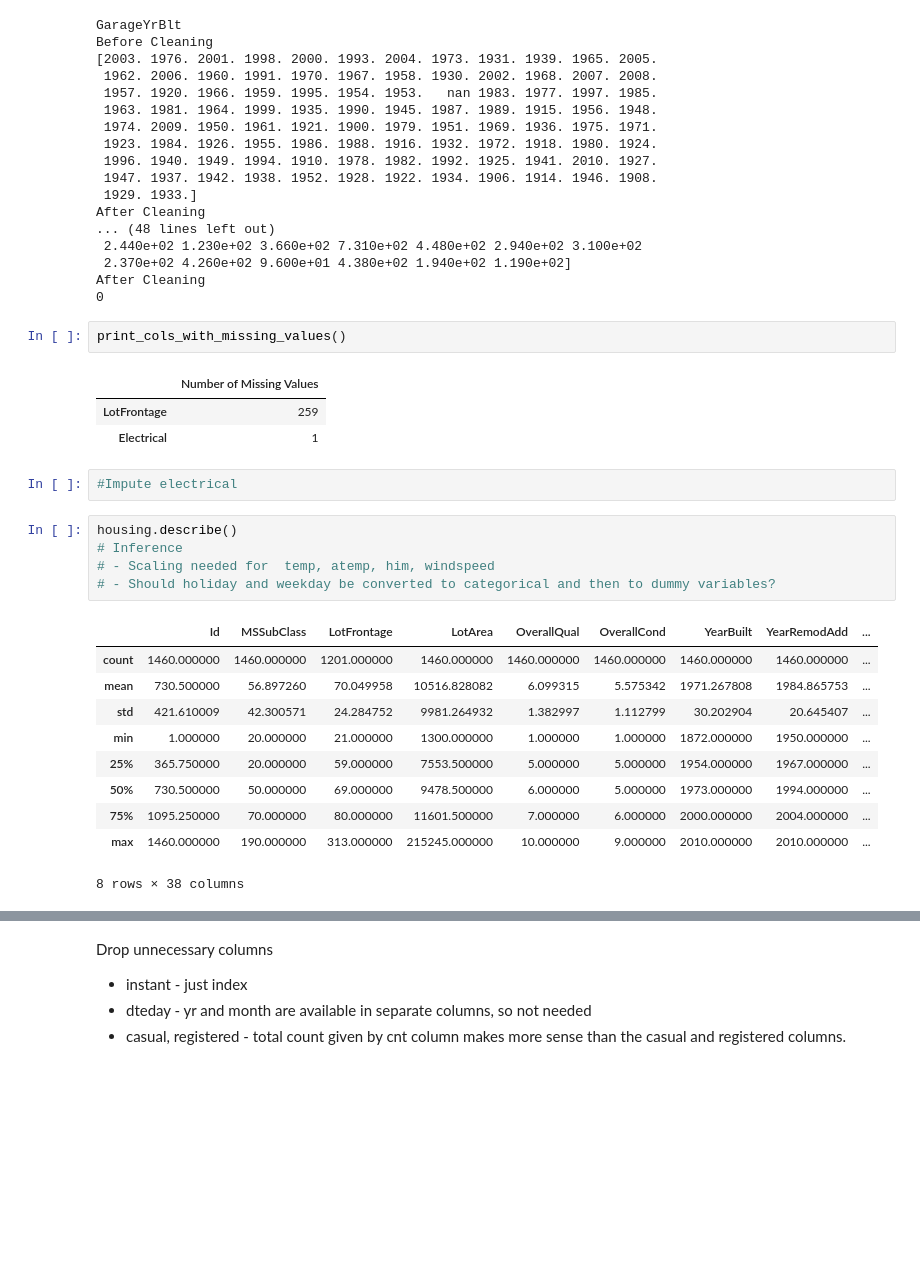
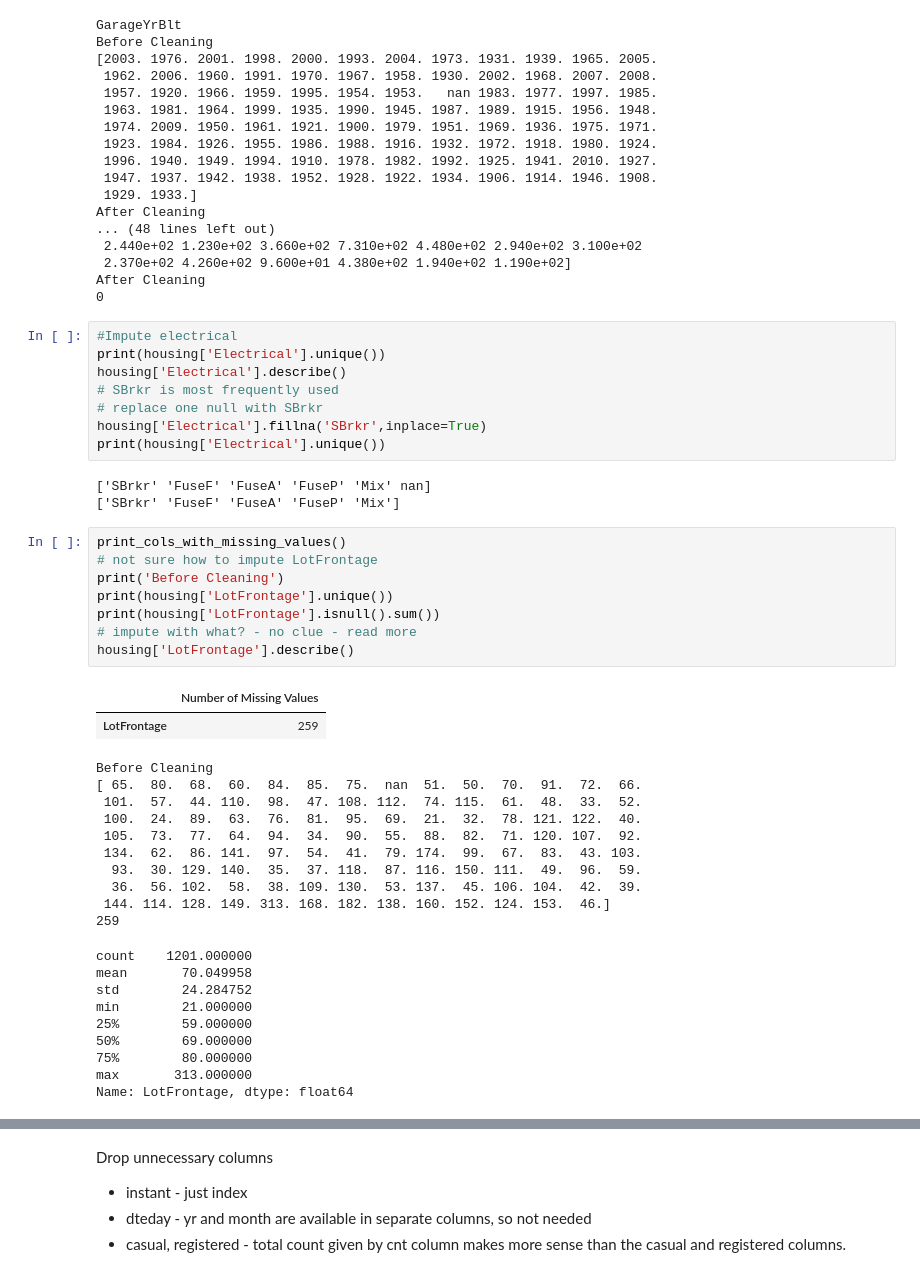
Before and after one commit to kishore-n-george/advanced-linear-regression, a Jupyter notebook: Advanced+Linear+Regression+Housing+Case+Study.ipynb, the cells around one changed output, grey strips where cells are left out. Drawn from its saved outputs; the diff is of its cells as text; blank space fills up the shorter version.

```diff
--- a/Advanced+Linear+Regression+Housing+Case+Study.ipynb
+++ b/Advanced+Linear+Regression+Housing+Case+Study.ipynb
@@ -305,27 +300,44 @@ After Cleaning
  2.370e+02 4.260e+02 9.600e+01 4.380e+02 1.940e+02 1.190e+02]
 After Cleaning
 0
-# %%
-print_cols_with_missing_values()
-# %% [output]
-|  | Number of Missing Values |
-| LotFrontage | 259 |
-| Electrical | 1 |
-# %%
-#Impute electrical
-# %%
-housing.describe()
-# Inference
-# - Scaling needed for  temp, atemp, him, windspeed
-# - Should holiday and weekday be converted to categorical and then to dummy variables?
-# %% [output]
-|  | Id | MSSubClass | LotFrontage | LotArea | OverallQual | OverallCond | YearBuilt | YearRemodAdd | ... |
-| count | 1460.000000 | 1460.000000 | 1201.000000 | 1460.000000 | 1460.000000 | 1460.000000 | 1460.000000 | 1460.000000 | ... |
-| mean | 730.500000 | 56.897260 | 70.049958 | 10516.828082 | 6.099315 | 5.575342 | 1971.267808 | 1984.865753 | ... |
-| std | 421.610009 | 42.300571 | 24.284752 | 9981.264932 | 1.382997 | 1.112799 | 30.202904 | 20.645407 | ... |
-| min | 1.000000 | 20.000000 | 21.000000 | 1300.000000 | 1.000000 | 1.000000 | 1872.000000 | 1950.000000 | ... |
-| 25% | 365.750000 | 20.000000 | 59.000000 | 7553.500000 | 5.000000 | 5.000000 | 1954.000000 | 1967.000000 | ... |
-| 50% | 730.500000 | 50.000000 | 69.000000 | 9478.500000 | 6.000000 | 5.000000 | 1973.000000 | 1994.000000 | ... |
-| 75% | 1095.250000 | 70.000000 | 80.000000 | 11601.500000 | 7.000000 | 6.000000 | 2000.000000 | 2004.000000 | ... |
-| max | 1460.000000 | 190.000000 | 313.000000 | 215245.000000 | 10.000000 | 9.000000 | 2010.000000 | 2010.000000 | ... |
-8 rows × 38 columns
+# %%
+#Impute electrical
+print(housing['Electrical'].unique())
+housing['Electrical'].describe()
+# SBrkr is most frequently used
+# replace one null with SBrkr
+housing['Electrical'].fillna('SBrkr',inplace=True)
+print(housing['Electrical'].unique())
+# %% [output]
+['SBrkr' 'FuseF' 'FuseA' 'FuseP' 'Mix' nan]
+['SBrkr' 'FuseF' 'FuseA' 'FuseP' 'Mix']
+# %%
+print_cols_with_missing_values()
+# not sure how to impute LotFrontage
+print('Before Cleaning')
+print(housing['LotFrontage'].unique())
+print(housing['LotFrontage'].isnull().sum())
+# impute with what? - no clue - read more
+housing['LotFrontage'].describe()
+# %% [output]
+|  | Number of Missing Values |
+| LotFrontage | 259 |
+Before Cleaning
+[ 65.  80.  68.  60.  84.  85.  75.  nan  51.  50.  70.  91.  72.  66.
+ 101.  57.  44. 110.  98.  47. 108. 112.  74. 115.  61.  48.  33.  52.
+ 100.  24.  89.  63.  76.  81.  95.  69.  21.  32.  78. 121. 122.  40.
+ 105.  73.  77.  64.  94.  34.  90.  55.  88.  82.  71. 120. 107.  92.
+ 134.  62.  86. 141.  97.  54.  41.  79. 174.  99.  67.  83.  43. 103.
+  93.  30. 129. 140.  35.  37. 118.  87. 116. 150. 111.  49.  96.  59.
+  36.  56. 102.  58.  38. 109. 130.  53. 137.  45. 106. 104.  42.  39.
+ 144. 114. 128. 149. 313. 168. 182. 138. 160. 152. 124. 153.  46.]
+259
+count    1201.000000
+mean       70.049958
+std        24.284752
+min        21.000000
+25%        59.000000
+50%        69.000000
+75%        80.000000
+max       313.000000
+Name: LotFrontage, dtype: float64
```
Also changed, not shown: parts of 2 cells of this notebook.
